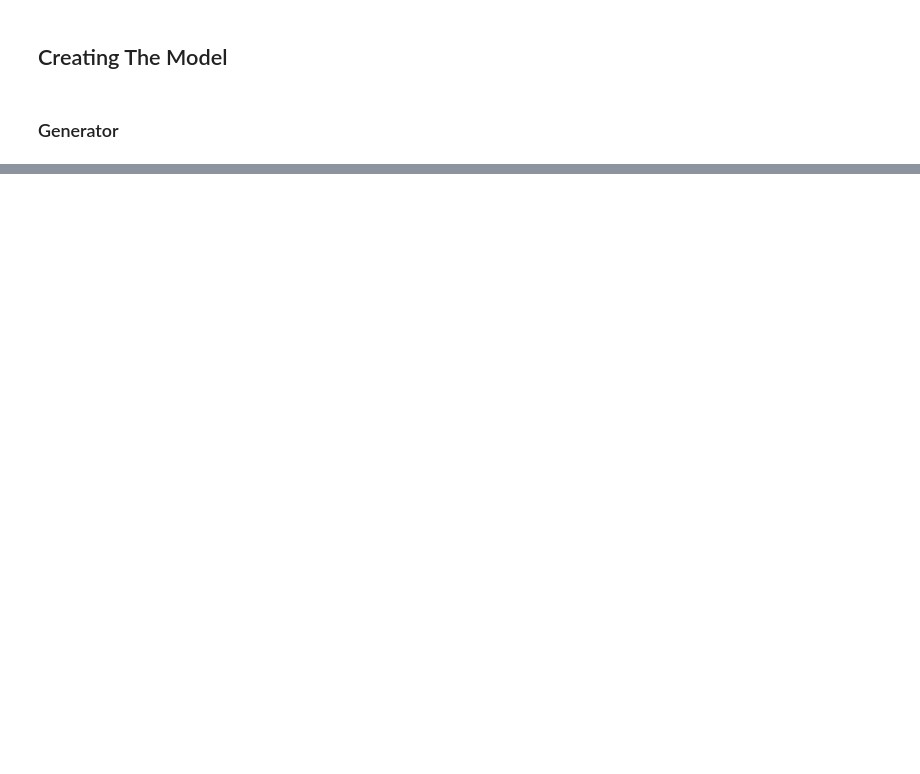
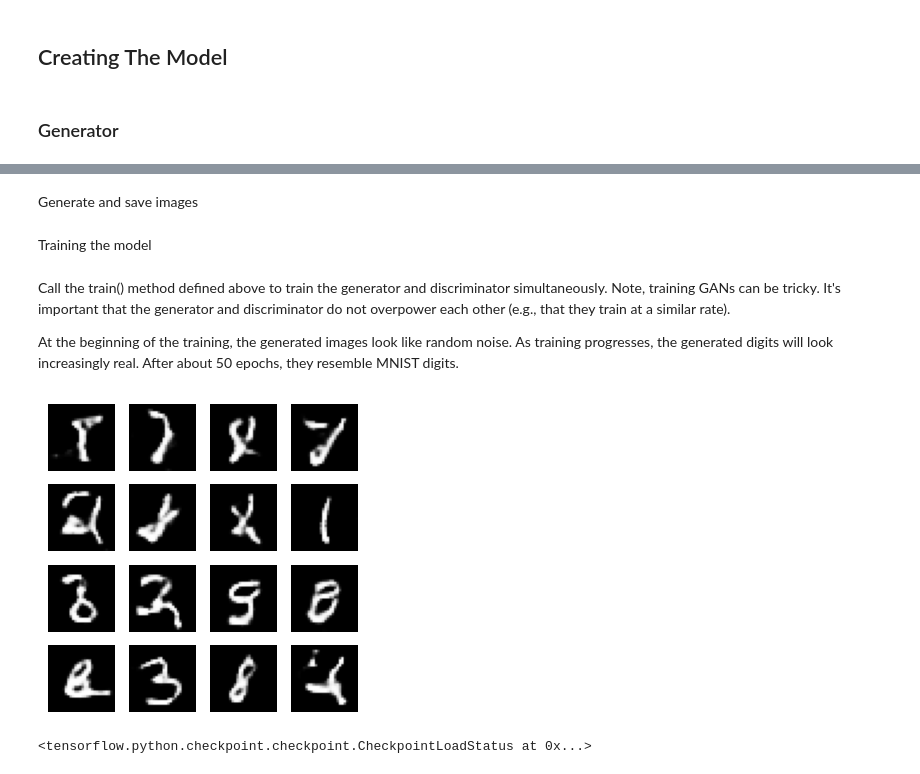
Before and after one commit to atif0911/AIML, a Jupyter notebook: MiniProjects/DCGAN/DCGAN.ipynb, the cells around one changed output, grey strips where cells are left out. Saved outputs shown, nothing was run; the diff lists cells and outputs as text; code cells hidden in the pictures; blank space fills up the shorter version.

```diff
--- a/MiniProjects/DCGAN/DCGAN.ipynb
+++ b/MiniProjects/DCGAN/DCGAN.ipynb
@@ -101,0 +211,3 @@ train_dataset
+# %%
+generator_optimizer = tf.keras.optimizers.Adam(1e-4)
+discriminator_optimizer = tf.keras.optimizers.Adam(1e-4)
@@ -101,0 +216,7 @@ train_dataset
+# %%
+checkpoint_dir='./training_checkpoints'
+checkpoint_prefix=os.path.join(checkpoint_dir,"ckpt")
+checkpoint= tf.train.Checkpoint(generator_optimizer=generator_optimizer,
+                                discriminator_optimizer=discriminator_optimizer,
+                                generator=generator,
+                                discriminator=discriminator)
@@ -101,0 +225,7 @@ train_dataset
+# %%
+EPOCHS = 100
+noise_dim = 100
+num_examples_to_generate = 16
+
+#To visualize progress in the anmated GIF
+seed= tf.random.normal([num_examples_to_generate, noise_dim])
@@ -101,0 +256,27 @@ train_dataset
+# %%
+def train(dataset, epochs):
+  for epoch in range(epochs):
+    start = time.time()
+
+    for image_batch in dataset:
+      train_step(image_batch)
+
+    # Produce images for the GIF as you go
+    display.clear_output(wait=True)
+    generate_and_save_images(generator,
+                             epoch + 1,
+                             seed)
+
+    # Save the model every 15 epochs
+    if (epoch + 1) % 15 == 0:
+      checkpoint.save(file_prefix = checkpoint_prefix)
+
+    print ('Time for epoch {} is {} sec'.format(epoch + 1, time.time()-start))
+
+  # Generate after the final epoch
+  display.clear_output(wait=True)
+  generate_and_save_images(generator,
+                           epochs,
+                           seed)
+# %% [markdown]
+Generate and save images
@@ -101,0 +298,14 @@ train_dataset
+# %% [markdown]
+Training the model
+# %% [markdown]
+Call the train() method defined above to train the generator and discriminator simultaneously. Note, training GANs can be tricky. It's important that the generator and discriminator do not overpower each other (e.g., that they train at a similar rate).
+
+At the beginning of the training, the generated images look like random noise. As training progresses, the generated digits will look increasingly real. After about 50 epochs, they resemble MNIST digits.
+# %%
+train(train_dataset, EPOCHS)
+# %% [output]
+[figure, added]
+# %%
+checkpoint.restore(tf.train.latest_checkpoint(checkpoint_dir))
+# %% [output]
+<tensorflow.python.checkpoint.checkpoint.CheckpointLoadStatus at 0x...>
```
Also changed, not shown: parts of 25 cells of this notebook.
